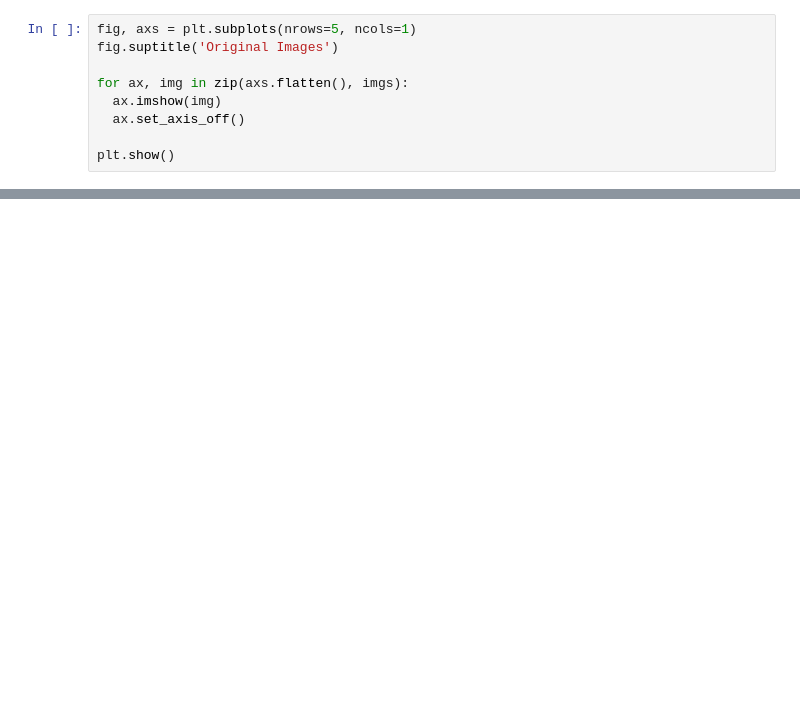
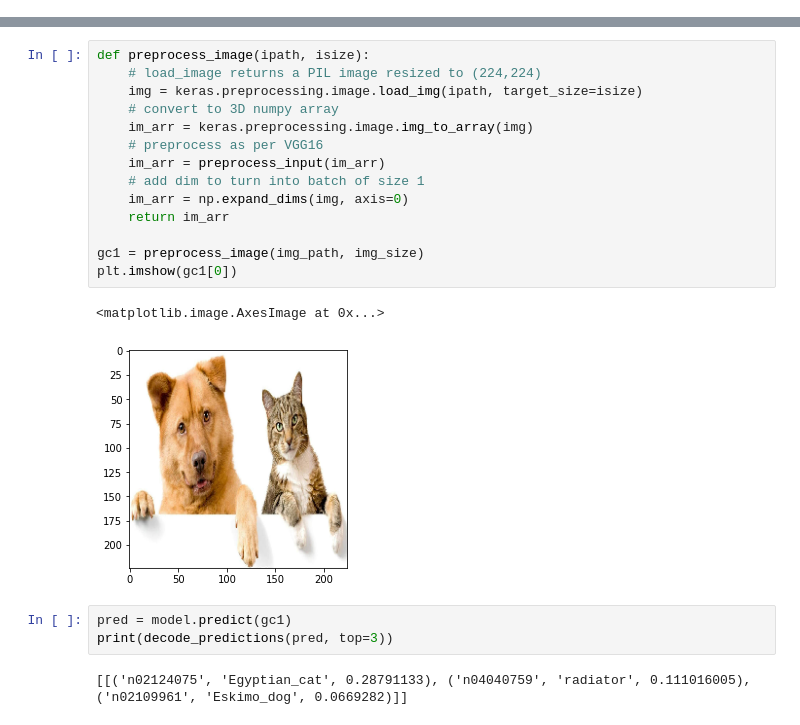
Before and after one commit to geoffcorvera/deeplearning-spring2021, a Jupyter notebook: Grad_CAM.ipynb, the cells around one changed output, grey strips where cells are left out. Drawn from its saved outputs; the diff is of its cells as text; blank space fills up the shorter version.

```diff
--- a/Grad_CAM.ipynb
+++ b/Grad_CAM.ipynb
@@ -45,9 +12,0 @@ for im in imgs:
-# %%
-fig, axs = plt.subplots(nrows=5, ncols=1)
-fig.suptitle('Original Images')
-
-for ax, img in zip(axs.flatten(), imgs):
-  ax.imshow(img)
-  ax.set_axis_off()
-
-plt.show()
@@ -53,0 +24,22 @@ plt.show()
+# %%
+def preprocess_image(ipath, isize):
+    # load_image returns a PIL image resized to (224,224)
+    img = keras.preprocessing.image.load_img(ipath, target_size=isize)
+    # convert to 3D numpy array
+    im_arr = keras.preprocessing.image.img_to_array(img)
+    # preprocess as per VGG16
+    im_arr = preprocess_input(im_arr)
+    # add dim to turn into batch of size 1
+    im_arr = np.expand_dims(img, axis=0)
+    return im_arr
+
+gc1 = preprocess_image(img_path, img_size)
+plt.imshow(gc1[0])
+# %% [output]
+<matplotlib.image.AxesImage at 0x...>
+[figure, added]
+# %%
+pred = model.predict(gc1)
+print(decode_predictions(pred, top=3))
+# %% [output]
+[[('n02124075', 'Egyptian_cat', 0.28791133), ('n04040759', 'radiator', 0.111016005), ('n02109961', 'Eskimo_dog', 0.0669282)]]
```
Also changed, not shown: parts of 9 cells of this notebook.
